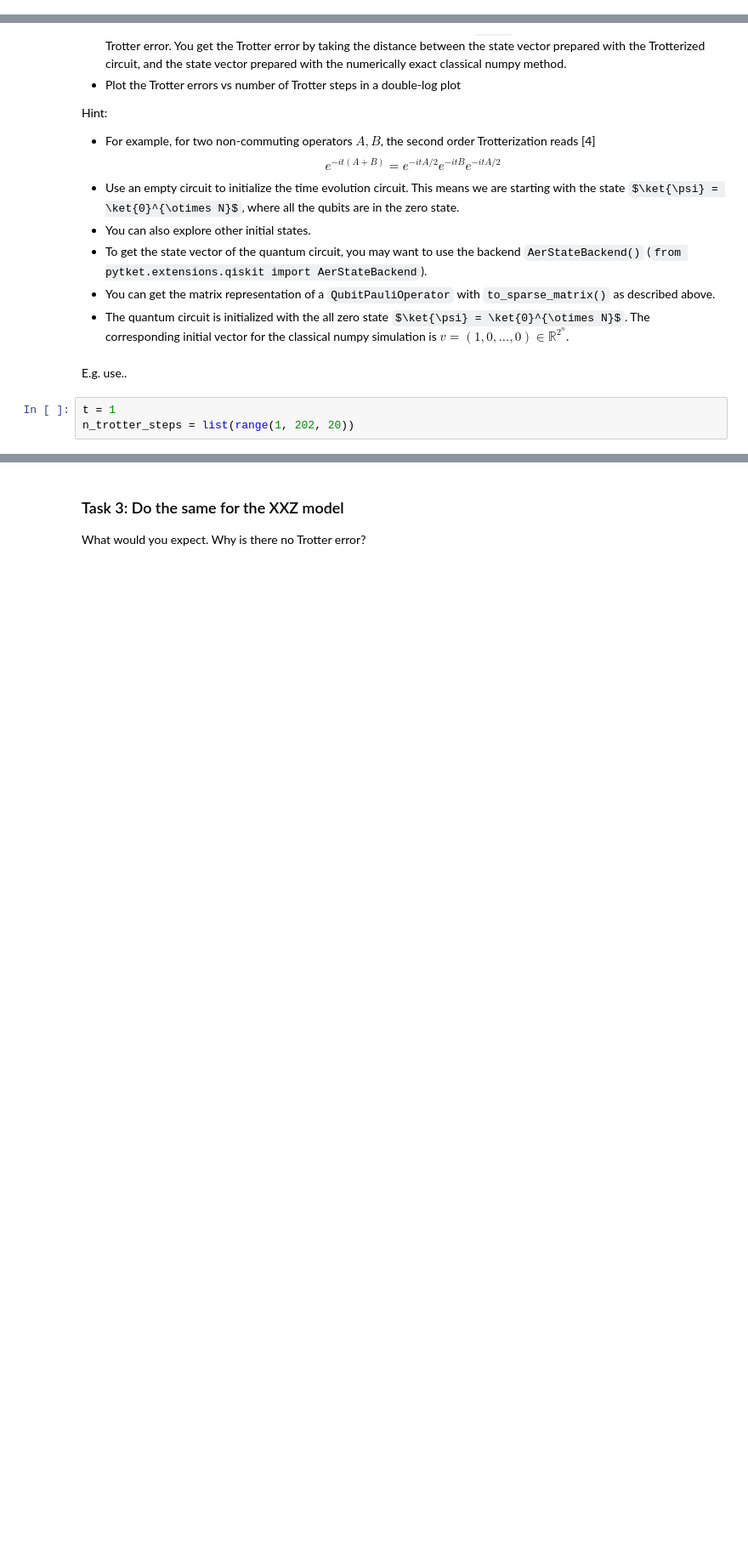
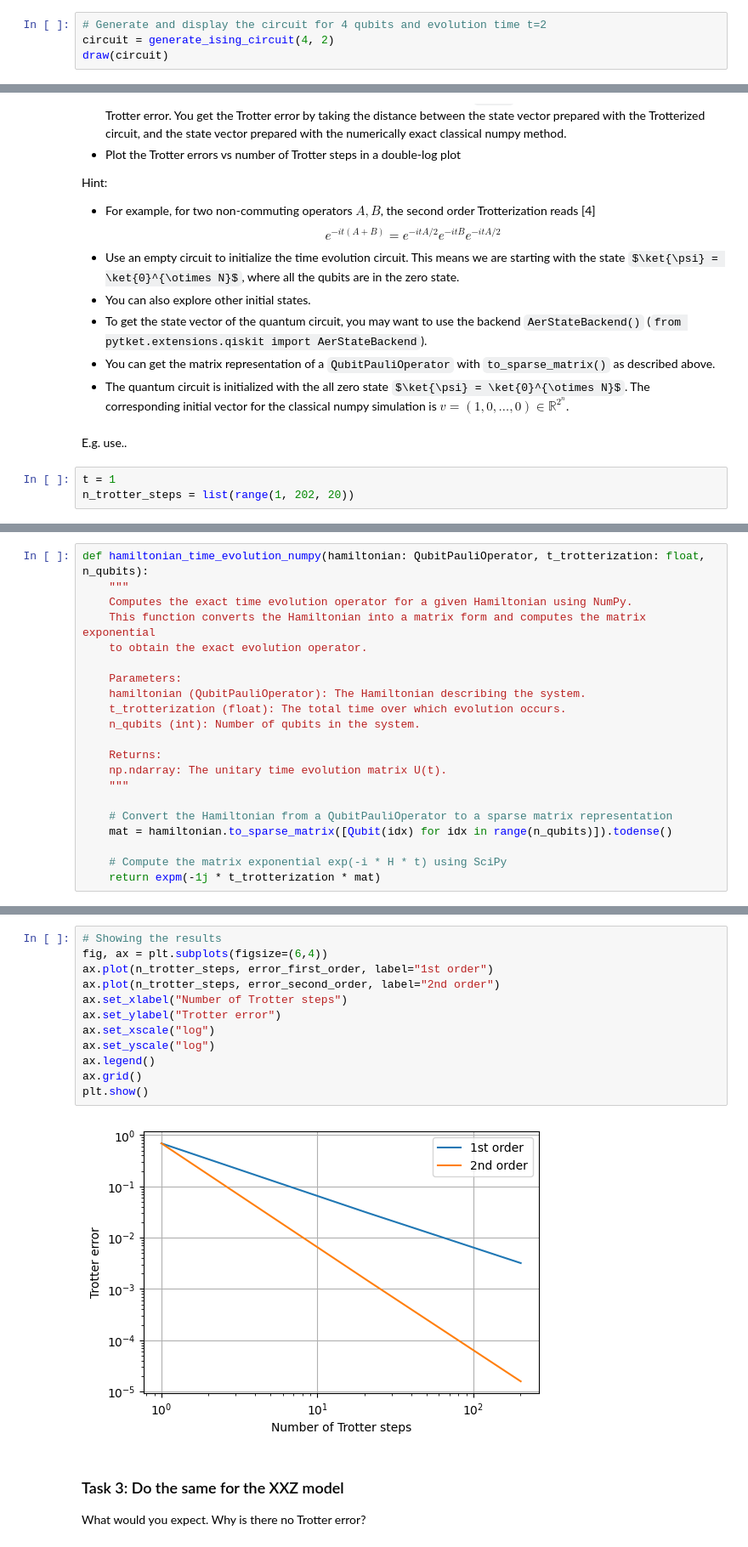
Before and after one commit to AxelOA/2025-Quantinuum, a Jupyter notebook: notebooks/hamiltonian_simulation - Karna, Abhishek.ipynb, the cells around one changed output, grey strips where cells are left out. Shown at 85% size. Drawn from its saved outputs; the diff is of its cells as text; some formulas as TeX source; blank space fills up the shorter version.

```diff
--- a/notebooks/hamiltonian_simulation - Karna, Abhishek.ipynb
+++ b/notebooks/hamiltonian_simulation - Karna, Abhishek.ipynb
@@ -492,0 +511,4 @@ with interaction strength $J$ and transverse field strength $g$. We can set $g=1
+# %%
+# Generate and display the circuit for 4 qubits and evolution time t=2
+circuit = generate_ising_circuit(4, 2)
+draw(circuit)
@@ -516,0 +572,21 @@ n_trotter_steps = list(range(1, 202, 20))
+# %%
+def hamiltonian_time_evolution_numpy(hamiltonian: QubitPauliOperator, t_trotterization: float, n_qubits):
+    """
+    Computes the exact time evolution operator for a given Hamiltonian using NumPy.
+    This function converts the Hamiltonian into a matrix form and computes the matrix exponential
+    to obtain the exact evolution operator.
+
+    Parameters:
+    hamiltonian (QubitPauliOperator): The Hamiltonian describing the system.
+    t_trotterization (float): The total time over which evolution occurs.
+    n_qubits (int): Number of qubits in the system.
+
+    Returns:
+    np.ndarray: The unitary time evolution matrix U(t).
+    """
+
+    # Convert the Hamiltonian from a QubitPauliOperator to a sparse matrix representation
+    mat = hamiltonian.to_sparse_matrix([Qubit(idx) for idx in range(n_qubits)]).todense()
+
+    # Compute the matrix exponential exp(-i * H * t) using SciPy
+    return expm(-1j * t_trotterization * mat)
@@ -517,3 +793,17 @@ n_trotter_steps = list(range(1, 202, 20))
+# %%
+# Showing the results
+fig, ax = plt.subplots(figsize=(6,4))
+ax.plot(n_trotter_steps, error_first_order, label="1st order")
+ax.plot(n_trotter_steps, error_second_order, label="2nd order")
+ax.set_xlabel("Number of Trotter steps")
+ax.set_ylabel("Trotter error")
+ax.set_xscale("log")
+ax.set_yscale("log")
+ax.legend()
+ax.grid()
+plt.show()
+# %% [output]
+[figure, added]
 # %% [markdown]
 ### Task 3: Do the same for the XXZ model
 
```
Also changed, not shown: parts of 41 cells of this notebook, 1 other file.
